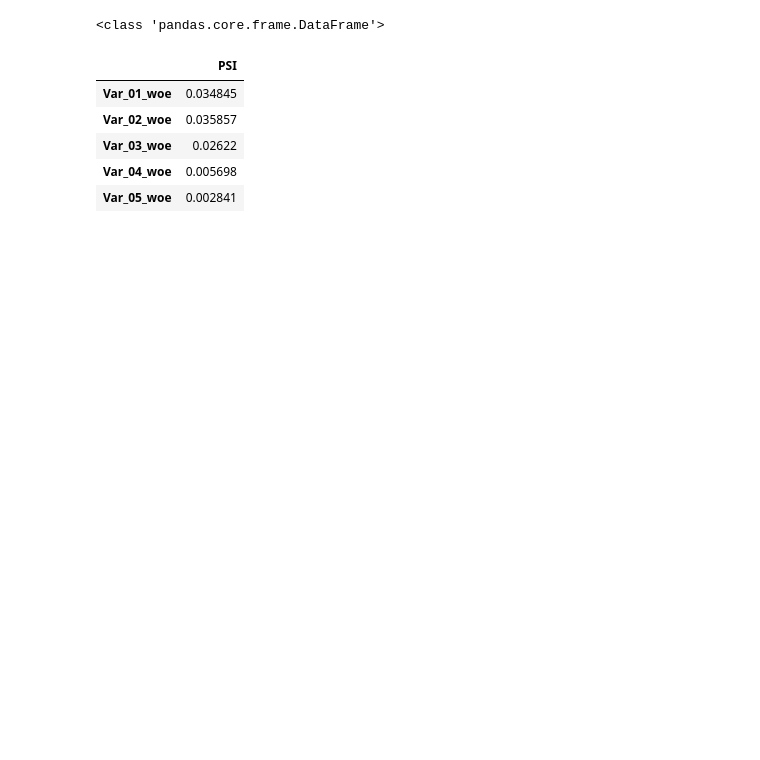
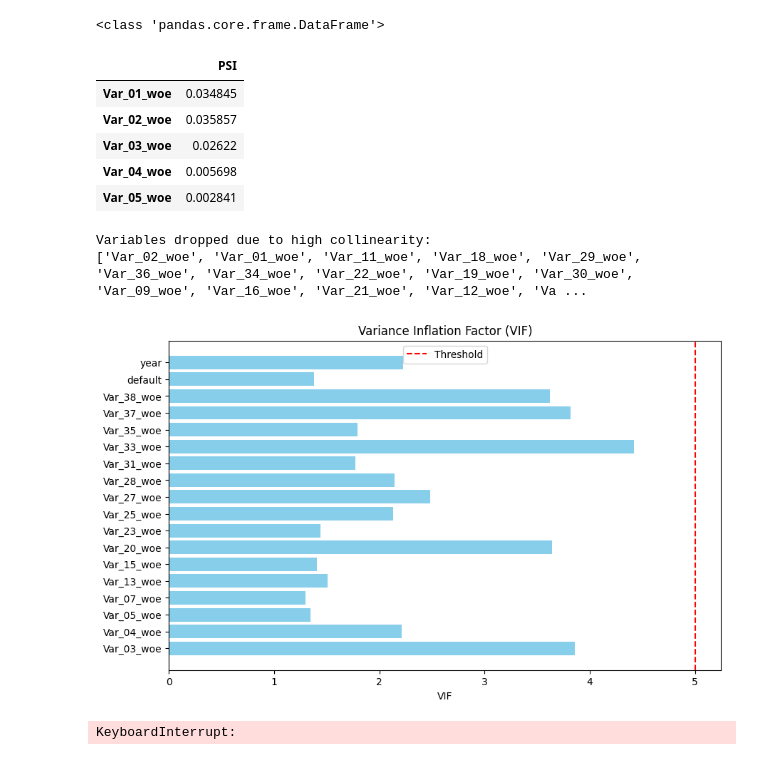
Before and after one commit to melkri/UB_ING_Case, a Jupyter notebook: scripts/2_data_cleaning.ipynb, the cells around one changed output. Saved outputs shown, nothing was run; the diff lists cells and outputs as text; code cells hidden in the pictures; blank space fills up the shorter version.

```diff
--- a/scripts/2_data_cleaning.ipynb
+++ b/scripts/2_data_cleaning.ipynb
@@ -359,0 +358,10 @@ check_collinearity(df_woe)
+# %%
+df_VIF_woe = check_collinearity(df_woe)
+# %% [output]
+Variables dropped due to high collinearity:
+['Var_02_woe', 'Var_01_woe', 'Var_11_woe', 'Var_18_woe', 'Var_29_woe', 'Var_36_woe', 'Var_34_woe', 'Var_22_woe', 'Var_19_woe', 'Var_30_woe', 'Var_09_woe', 'Var_16_woe', 'Var_21_woe', 'Var_12_woe', 'Va ...
+[figure, added]
+# %%
+results_vif = train_and_evaluate_pipeline(df_VIF_woe)
+# %% [output]
+KeyboardInterrupt:
```
Also changed, not shown: parts of 1 cell of this notebook.
